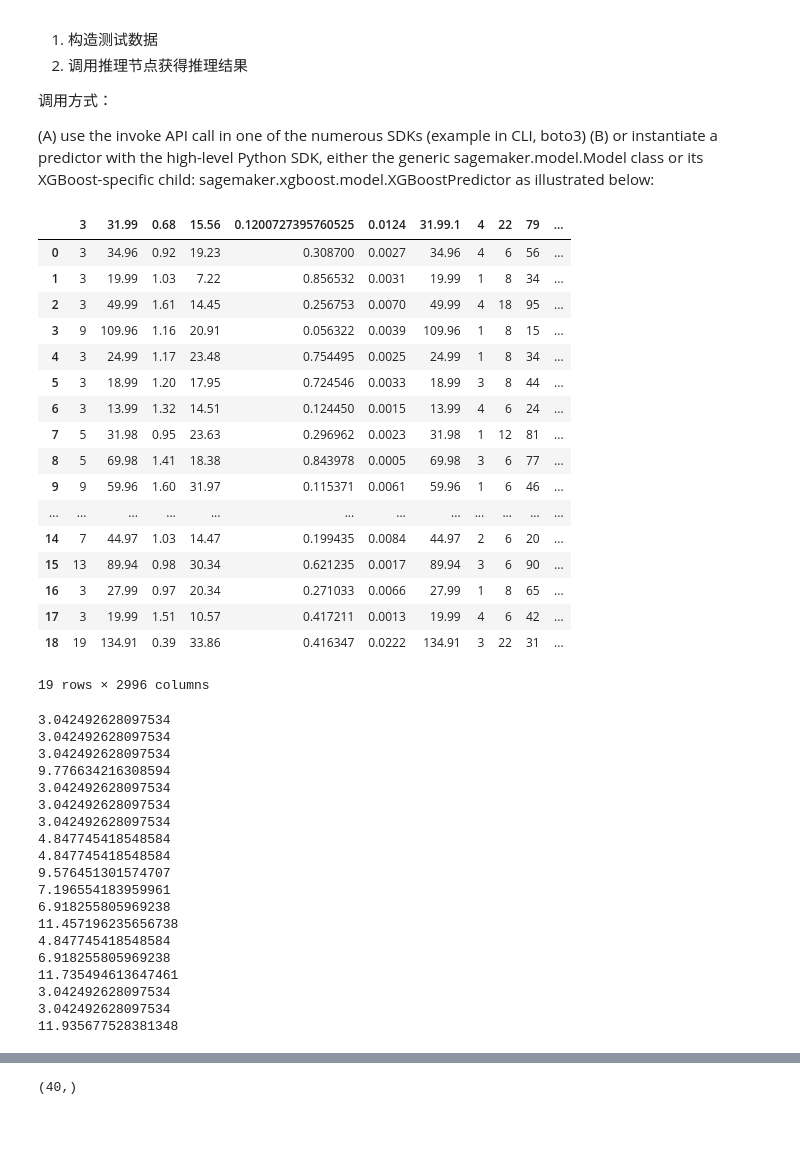
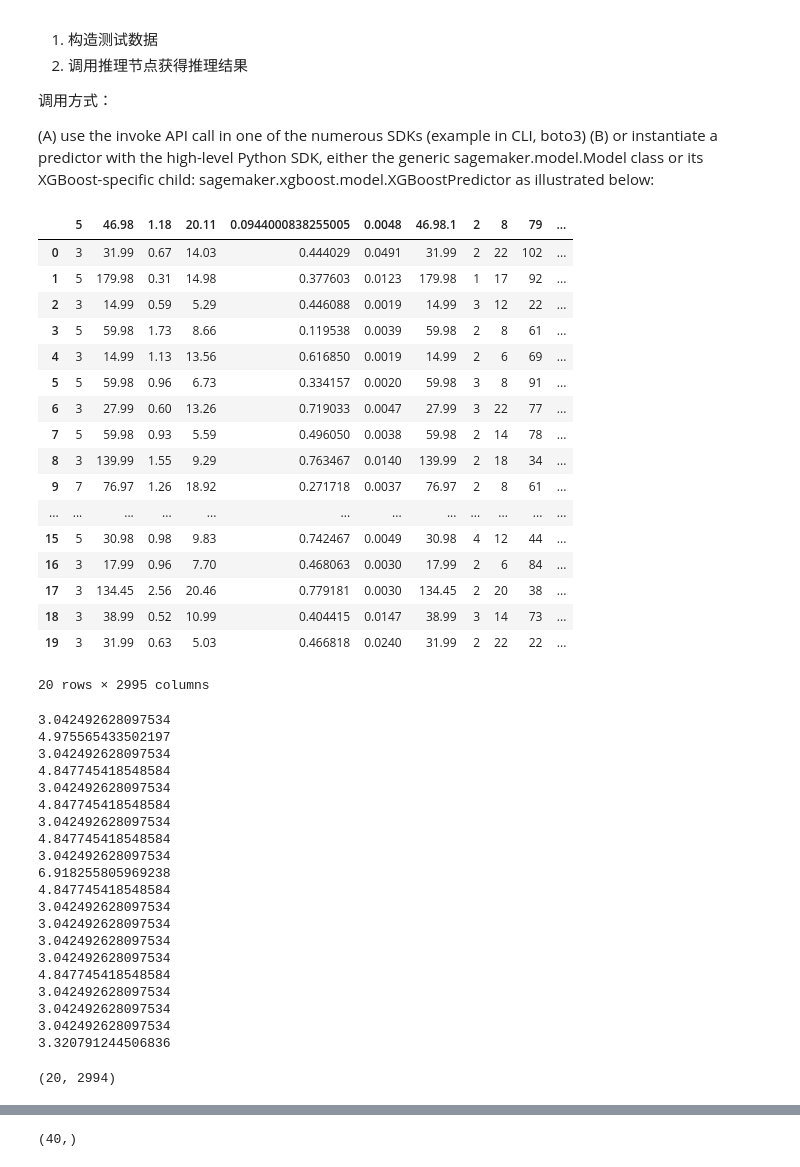
Before and after one commit to codingcodytest/amazon-ads-optimize, a Jupyter notebook: train-on-sagemaker.ipynb, the cells around one changed output, grey strips where cells are left out. Saved outputs shown, nothing was run; the diff lists cells and outputs as text; code cells hidden in the pictures; blank space fills up the shorter version.

```diff
--- a/train-on-sagemaker.ipynb
+++ b/train-on-sagemaker.ipynb
@@ -1127,27 +1175,27 @@ xgb_predictor = xgb.deploy(
 # %%
 
 import pandas as pd
-daf = pd.read_csv("ads_evaluate_data.csv")
+daf = pd.read_csv("validation.csv")[:20]
 daf
 # %% [output]
-|  | 3 | 31.99 | 0.68 | 15.56 | 0.1200727395760525 | 0.0124 | 31.99.1 | 4 | 22 | 79 | ... |
-| 0 | 3 | 34.96 | 0.92 | 19.23 | 0.308700 | 0.0027 | 34.96 | 4 | 6 | 56 | ... |
-| 1 | 3 | 19.99 | 1.03 | 7.22 | 0.856532 | 0.0031 | 19.99 | 1 | 8 | 34 | ... |
-| 2 | 3 | 49.99 | 1.61 | 14.45 | 0.256753 | 0.0070 | 49.99 | 4 | 18 | 95 | ... |
-| 3 | 9 | 109.96 | 1.16 | 20.91 | 0.056322 | 0.0039 | 109.96 | 1 | 8 | 15 | ... |
-| 4 | 3 | 24.99 | 1.17 | 23.48 | 0.754495 | 0.0025 | 24.99 | 1 | 8 | 34 | ... |
-| 5 | 3 | 18.99 | 1.20 | 17.95 | 0.724546 | 0.0033 | 18.99 | 3 | 8 | 44 | ... |
-| 6 | 3 | 13.99 | 1.32 | 14.51 | 0.124450 | 0.0015 | 13.99 | 4 | 6 | 24 | ... |
-| 7 | 5 | 31.98 | 0.95 | 23.63 | 0.296962 | 0.0023 | 31.98 | 1 | 12 | 81 | ... |
-| 8 | 5 | 69.98 | 1.41 | 18.38 | 0.843978 | 0.0005 | 69.98 | 3 | 6 | 77 | ... |
-| 9 | 9 | 59.96 | 1.60 | 31.97 | 0.115371 | 0.0061 | 59.96 | 1 | 6 | 46 | ... |
+|  | 5 | 46.98 | 1.18 | 20.11 | 0.0944000838255005 | 0.0048 | 46.98.1 | 2 | 8 | 79 | ... |
+| 0 | 3 | 31.99 | 0.67 | 14.03 | 0.444029 | 0.0491 | 31.99 | 2 | 22 | 102 | ... |
+| 1 | 5 | 179.98 | 0.31 | 14.98 | 0.377603 | 0.0123 | 179.98 | 1 | 17 | 92 | ... |
+| 2 | 3 | 14.99 | 0.59 | 5.29 | 0.446088 | 0.0019 | 14.99 | 3 | 12 | 22 | ... |
+| 3 | 5 | 59.98 | 1.73 | 8.66 | 0.119538 | 0.0039 | 59.98 | 2 | 8 | 61 | ... |
+| 4 | 3 | 14.99 | 1.13 | 13.56 | 0.616850 | 0.0019 | 14.99 | 2 | 6 | 69 | ... |
+| 5 | 5 | 59.98 | 0.96 | 6.73 | 0.334157 | 0.0020 | 59.98 | 3 | 8 | 91 | ... |
+| 6 | 3 | 27.99 | 0.60 | 13.26 | 0.719033 | 0.0047 | 27.99 | 3 | 22 | 77 | ... |
+| 7 | 5 | 59.98 | 0.93 | 5.59 | 0.496050 | 0.0038 | 59.98 | 2 | 14 | 78 | ... |
+| 8 | 3 | 139.99 | 1.55 | 9.29 | 0.763467 | 0.0140 | 139.99 | 2 | 18 | 34 | ... |
+| 9 | 7 | 76.97 | 1.26 | 18.92 | 0.271718 | 0.0037 | 76.97 | 2 | 8 | 61 | ... |
 | ... | ... | ... | ... | ... | ... | ... | ... | ... | ... | ... | ... |
-| 14 | 7 | 44.97 | 1.03 | 14.47 | 0.199435 | 0.0084 | 44.97 | 2 | 6 | 20 | ... |
-| 15 | 13 | 89.94 | 0.98 | 30.34 | 0.621235 | 0.0017 | 89.94 | 3 | 6 | 90 | ... |
-| 16 | 3 | 27.99 | 0.97 | 20.34 | 0.271033 | 0.0066 | 27.99 | 1 | 8 | 65 | ... |
-| 17 | 3 | 19.99 | 1.51 | 10.57 | 0.417211 | 0.0013 | 19.99 | 4 | 6 | 42 | ... |
-| 18 | 19 | 134.91 | 0.39 | 33.86 | 0.416347 | 0.0222 | 134.91 | 3 | 22 | 31 | ... |
+| 15 | 5 | 30.98 | 0.98 | 9.83 | 0.742467 | 0.0049 | 30.98 | 4 | 12 | 44 | ... |
+| 16 | 3 | 17.99 | 0.96 | 7.70 | 0.468063 | 0.0030 | 17.99 | 2 | 6 | 84 | ... |
+| 17 | 3 | 134.45 | 2.56 | 20.46 | 0.779181 | 0.0030 | 134.45 | 2 | 20 | 38 | ... |
+| 18 | 3 | 38.99 | 0.52 | 10.99 | 0.404415 | 0.0147 | 38.99 | 3 | 14 | 73 | ... |
+| 19 | 3 | 31.99 | 0.63 | 5.03 | 0.466818 | 0.0240 | 31.99 | 2 | 22 | 22 | ... |
-19 rows × 2996 columns
+20 rows × 2995 columns
 # %%
 import boto3
 import sagemaker
@@ -1169,7 +1217,7 @@ region=session.region_name
 sagemaker_runtime = boto3.client("sagemaker-runtime", region_name=region)
 
 # The name of the endpoint. The name must be unique within an AWS Region in your AWS account.
-endpoint_name='sagemaker-xgboost-2022-10-31-02-04-20-454'
+endpoint_name='sagemaker-xgboost-2022-11-01-12-43-35-513'
 
 # After you deploy a model into production using SageMaker hosting
 # services, your client applications use this API to get inferences
@@ -1188,24 +1236,29 @@ response = sagemaker_runtime.invoke_endpoint(
 print(response['Body'].read().decode('utf-8'))
 # %% [output]
 3.042492628097534
+4.975565433502197
 3.042492628097534
+4.847745418548584
 3.042492628097534
-9.776634216308594
+4.847745418548584
+3.042492628097534
+4.847745418548584
+3.042492628097534
+6.918255805969238
+4.847745418548584
+3.042492628097534
 3.042492628097534
 3.042492628097534
 3.042492628097534
 4.847745418548584
-4.847745418548584
-9.576451301574707
-7.196554183959961
-6.918255805969238
-11.457196235656738
-4.847745418548584
-6.918255805969238
-11.735494613647461
 3.042492628097534
 3.042492628097534
-11.935677528381348
+3.042492628097534
+3.320791244506836
+# %%
+print(features.values.shape)
+# %% [output]
+(20, 2994)
 # %%
 %time
 from sagemaker.xgboost.model import XGBoostPredictor
```
Also changed, not shown: parts of 35 cells of this notebook.
